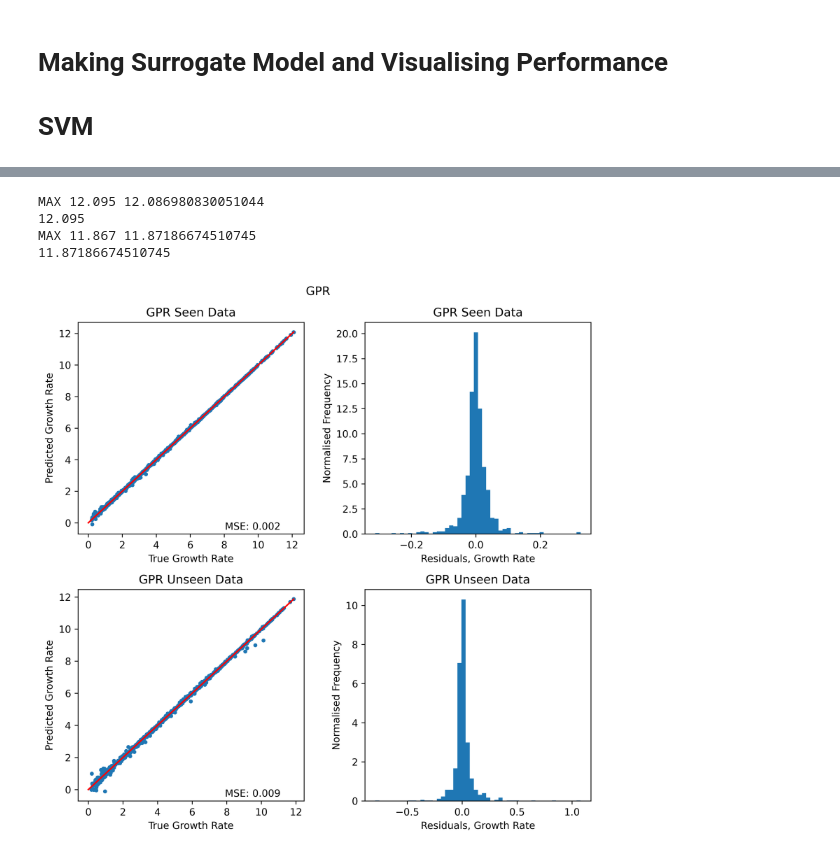
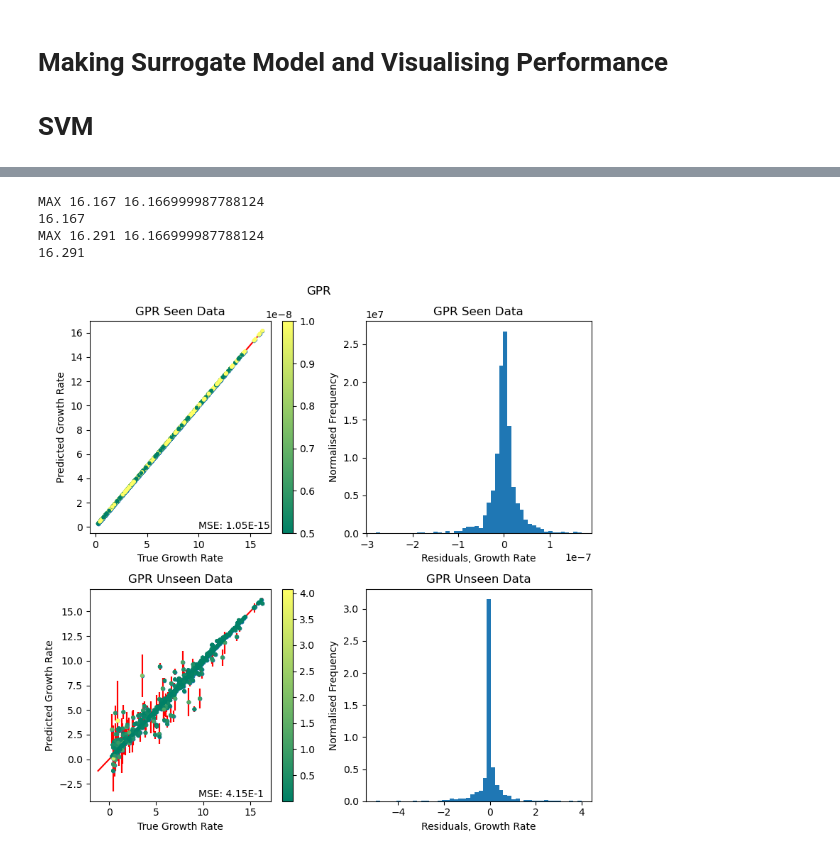
Before and after one commit to DanHarJor/DEEPlasma, a Jupyter notebook: surrogate_pipeline.ipynb, the cells around one changed output, grey strips where cells are left out. Cells and saved outputs as stored; diff of their text form; code cells hidden in the pictures.

```diff
--- a/surrogate_pipeline.ipynb
+++ b/surrogate_pipeline.ipynb
@@ -63,11 +63,15 @@ executor = ScanExecutor(num_workers, sampler, runner)
 # Pulling Scanlog from Lumi
 # %%
 from GENE_ML.gene_ml.dataset.ScanData import ScanData
+import os
 host = 'lumi'
 data_name = '5000s_7p'
-# data_set = ScanData(data_name, parser, host, remote_path=remote_save_dir, test_percentage=50)
+test_percentage = 50
 
-#If the data is already loaded from the remote to local .../scanlogs/<data_name> then the host and remote path can be ommitted
-data_set = ScanData(data_name, parser, test_percentage=10)
+if os.path.isdir(f'scanlogs/{data_name}'):
+    ## If the data is already loaded from the remote to local .../scanlogs/<data_name> then the host and remote path can be ommitted
+    data_set = ScanData(data_name, parser, test_percentage=test_percentage)
+else:
+    data_set = ScanData(data_name, parser, host, remote_path=remote_save_dir, test_percentage=test_percentage)
 # %% [output]
 Initialising dataset
@@ -139,23 +148,23 @@ from GENE_ML.gene_ml import visualise as vis
 from GENE_ML.gene_ml.results.results import Results
 
 #numsamples_numparameters_model_testpercentage
-results_gpr_name = 'results_3560_7p_gpr_50tp' #
+results_gpr_name = 'results_5000s_7p_gpr_50tp' #
 results_gpr = Results(results_gpr_name)
 
 if os.path.exists(results_gpr.path):
     print('\nLOADING RESULTS FROM FILE\n')
-    results_gpr.load()
+    results_gpr = results_gpr.load()
     print(f'{results_gpr.name} IS LOADED')
 else:
     print('\nCOMPUTING RESULTS\n')
     #Sampling already done, gene has been ran
-    data_set = ScanData(name='3560s_3p', parser=parser, test_percentage=50)
+    data_set = ScanData(name='5000s_7p', parser=parser, test_percentage=50)
     gpr = GPR()
     gpr.train(data_set.x_train, data_set.growthrate_train)
     gpr.tune_hypers(data_set.x_train, data_set.growthrate_train)
 
-    results_gpr.growthrate_predict_seen, growthrate_predict_seen_errors = gpr.predict(data_set.x_train)
-    results_gpr.growthrate_predict_unseen, growthrate_predict_unseen_errors = gpr.predict(data_set.x_test)
+    results_gpr.growthrate_predict_seen, results_gpr.growthrate_predict_seen_errors = gpr.predict(data_set.x_train)
+    results_gpr.growthrate_predict_unseen, results_gpr.growthrate_predict_unseen_errors = gpr.predict(data_set.x_test)
 
     results_gpr.save()
 # %% [output]
@@ -179,27 +203,27 @@ NaN PERCENTAGE =  47.807757166947724
 # %%
 import matplotlib.pyplot as plt
 from GENE_ML.gene_ml import visualise as vis
 
 ncol=2
 nrow=2
 size=4
 model_name = 'GPR'
-fig_residuals, [[ax1,ax2],[ax3,ax4]] = plt.subplots(nrow,ncol, figsize=(size*ncol,size*nrow), dpi=600)
+fig_residuals, [[ax1,ax2],[ax3,ax4]] = plt.subplots(nrow,ncol, figsize=(size*ncol,size*nrow))
 
-vis.residual_plot(ax1, fig_residuals, data_set.growthrate_train, results_gpr.growthrate_predict_seen, var_name='Growth Rate', title=f'{model_name} Seen Data')#, y_pred_err=growthrate_predict_seen_errors)
+vis.residual_plot(ax1, fig_residuals, data_set.growthrate_train, results_gpr.growthrate_predict_seen, var_name='Growth Rate', title=f'{model_name} Seen Data', y_pred_err=results_gpr.growthrate_predict_seen_errors)
 vis.residual_hist(ax2, fig_residuals, data_set.growthrate_train, results_gpr.growthrate_predict_seen, var_name='Growth Rate', title=f'{model_name} Seen Data')
 
-vis.residual_plot(ax3, fig_residuals, data_set.growthrate_test, results_gpr.growthrate_predict_unseen, var_name='Growth Rate', title=f'{model_name} Unseen Data')#, y_pred_err=growthrate_predict_unseen_errors)
+vis.residual_plot(ax3, fig_residuals, data_set.growthrate_test, results_gpr.growthrate_predict_unseen, var_name='Growth Rate', title=f'{model_name} Unseen Data', y_pred_err=results_gpr.growthrate_predict_unseen_errors)
 vis.residual_hist(ax4, fig_residuals, data_set.growthrate_test, results_gpr.growthrate_predict_unseen, var_name='Growth Rate', title=f'{model_name} Unseen Data')
 
 # ax4.sharex(ax2)
 
 fig_residuals.suptitle(model_name)
 fig_residuals.tight_layout()
 fig_residuals.show()
 # %% [output]
-MAX 12.095 12.086980830051044
-12.095
-MAX 11.867 11.87186674510745
-11.87186674510745
+MAX 16.167 16.166999987788124
+16.167
+MAX 16.291 16.166999987788124
+16.291
-[figure, old version]
+[figure, new version]
```
Also changed, not shown: parts of 4 cells of this notebook.
